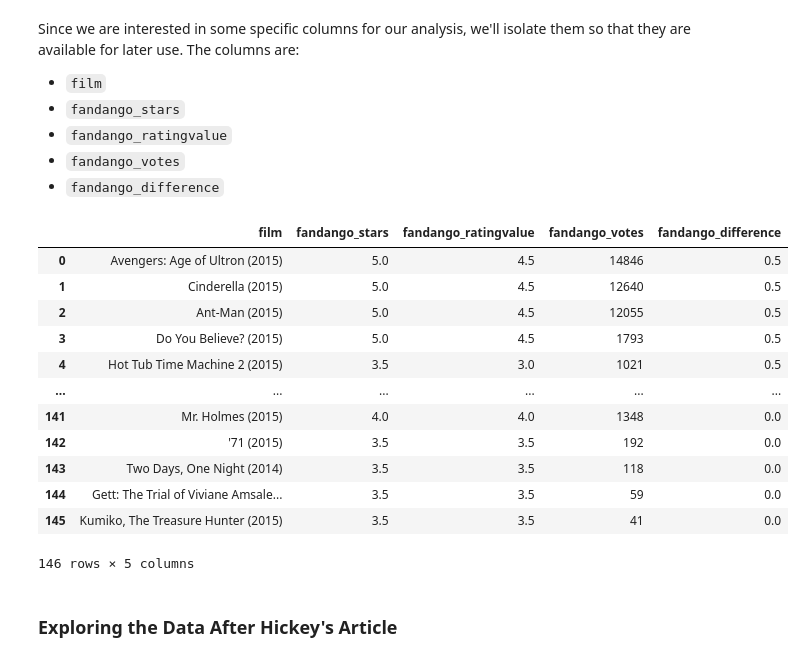
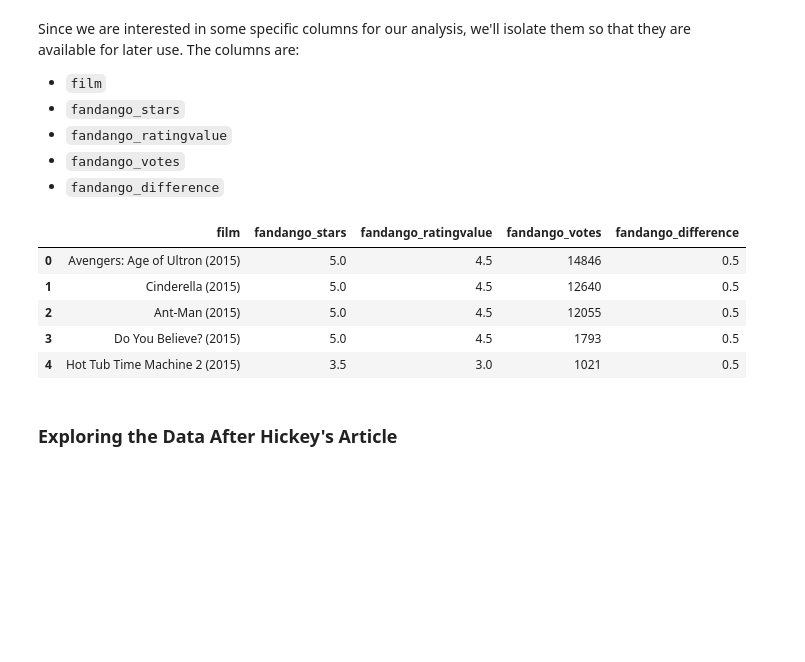
Before and after one commit to pheygiod/fandango_movie_ratings, a Jupyter notebook: fandango.ipynb, the cells around one changed output. Saved outputs shown, nothing was run; the diff lists cells and outputs as text; code cells hidden in the pictures; blank space fills up the shorter version.

```diff
--- a/fandango.ipynb
+++ b/fandango.ipynb
@@ -73,21 +81,14 @@ Since we are interested in some specific columns for our analysis, we'll isolate
 # %%
 # Isolate relevant columns
 fandango_before_df = before_article_df[['film', 'fandango_stars', 'fandango_ratingvalue', 'fandango_votes', 'fandango_difference']].copy()
-fandango_before_df
+fandango_before_df.head()
 # %% [output]
 |  | film | fandango_stars | fandango_ratingvalue | fandango_votes | fandango_difference |
 | 0 | Avengers: Age of Ultron (2015) | 5.0 | 4.5 | 14846 | 0.5 |
 | 1 | Cinderella (2015) | 5.0 | 4.5 | 12640 | 0.5 |
 | 2 | Ant-Man (2015) | 5.0 | 4.5 | 12055 | 0.5 |
 | 3 | Do You Believe? (2015) | 5.0 | 4.5 | 1793 | 0.5 |
 | 4 | Hot Tub Time Machine 2 (2015) | 3.5 | 3.0 | 1021 | 0.5 |
-| ... | ... | ... | ... | ... | ... |
-| 141 | Mr. Holmes (2015) | 4.0 | 4.0 | 1348 | 0.0 |
-| 142 | '71 (2015) | 3.5 | 3.5 | 192 | 0.0 |
-| 143 | Two Days, One Night (2014) | 3.5 | 3.5 | 118 | 0.0 |
-| 144 | Gett: The Trial of Viviane Amsale... | 3.5 | 3.5 | 59 | 0.0 |
-| 145 | Kumiko, The Treasure Hunter (2015) | 3.5 | 3.5 | 41 | 0.0 |
-146 rows × 5 columns
 # %% [markdown]
 ### Exploring the Data After Hickey's Article
 # %%
```
Also changed, not shown: parts of 25 cells of this notebook, 1 other file.
